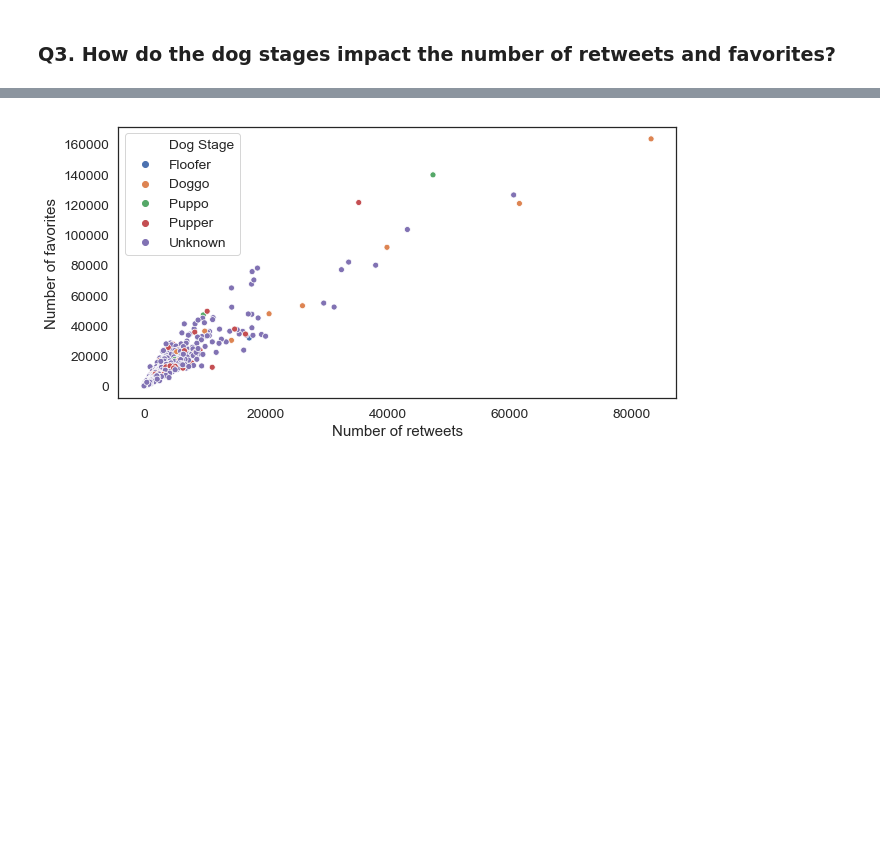
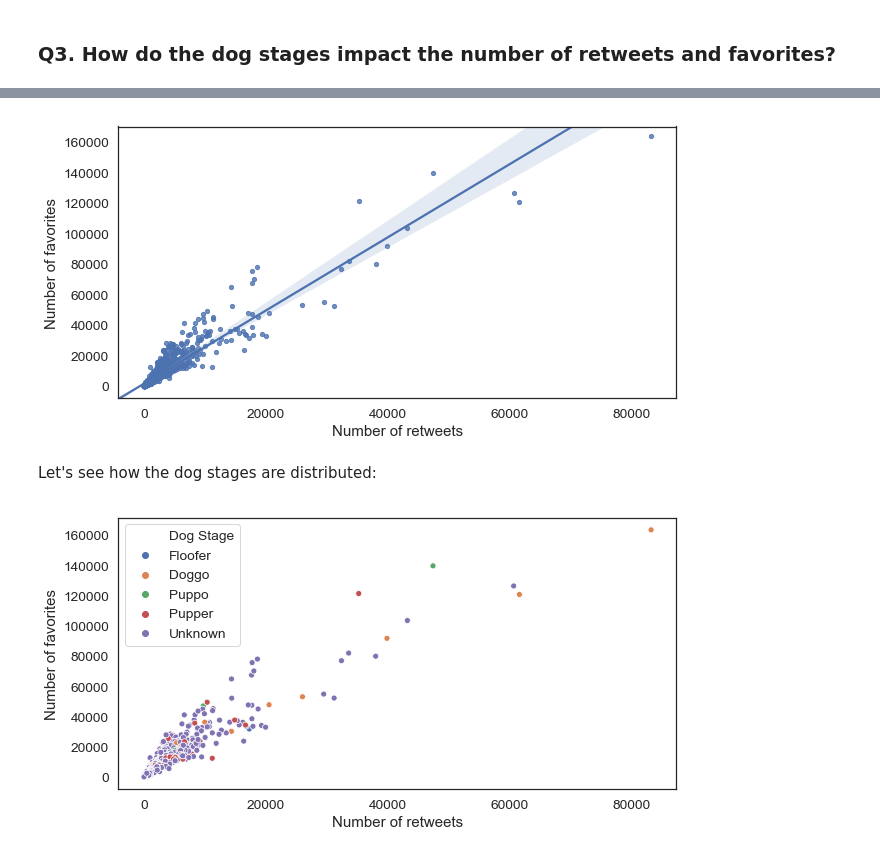
Before and after one commit to glaspera/dand-p7-wrangling, a Jupyter notebook: wrangle_act.ipynb, the cells around one changed output, grey strips where cells are left out. Saved outputs shown, nothing was run; the diff lists cells and outputs as text; code cells hidden in the pictures; blank space fills up the shorter version.

```diff
--- a/wrangle_act.ipynb
+++ b/wrangle_act.ipynb
@@ -2886,3 +2869,13 @@ plt.tight_layout();
+# %%
+ax = sns.regplot(x='retweet_count', y='favorite_count',
+                 scatter_kws={'s':18}, data=df)
+ax.set_ylim(-8000, 170000)
+ax.set_ylabel('Number of favorites')
+ax.set_xlabel('Number of retweets');
+# %% [output]
+[figure, added]
+# %% [markdown]
+Let's see how the dog stages are distributed:
 # %%
 ax = sns.scatterplot(x='retweet_count', y='favorite_count',
                 hue='rate_type', data=df)
```
Also changed, not shown: parts of 51 cells of this notebook, 3 other files.
